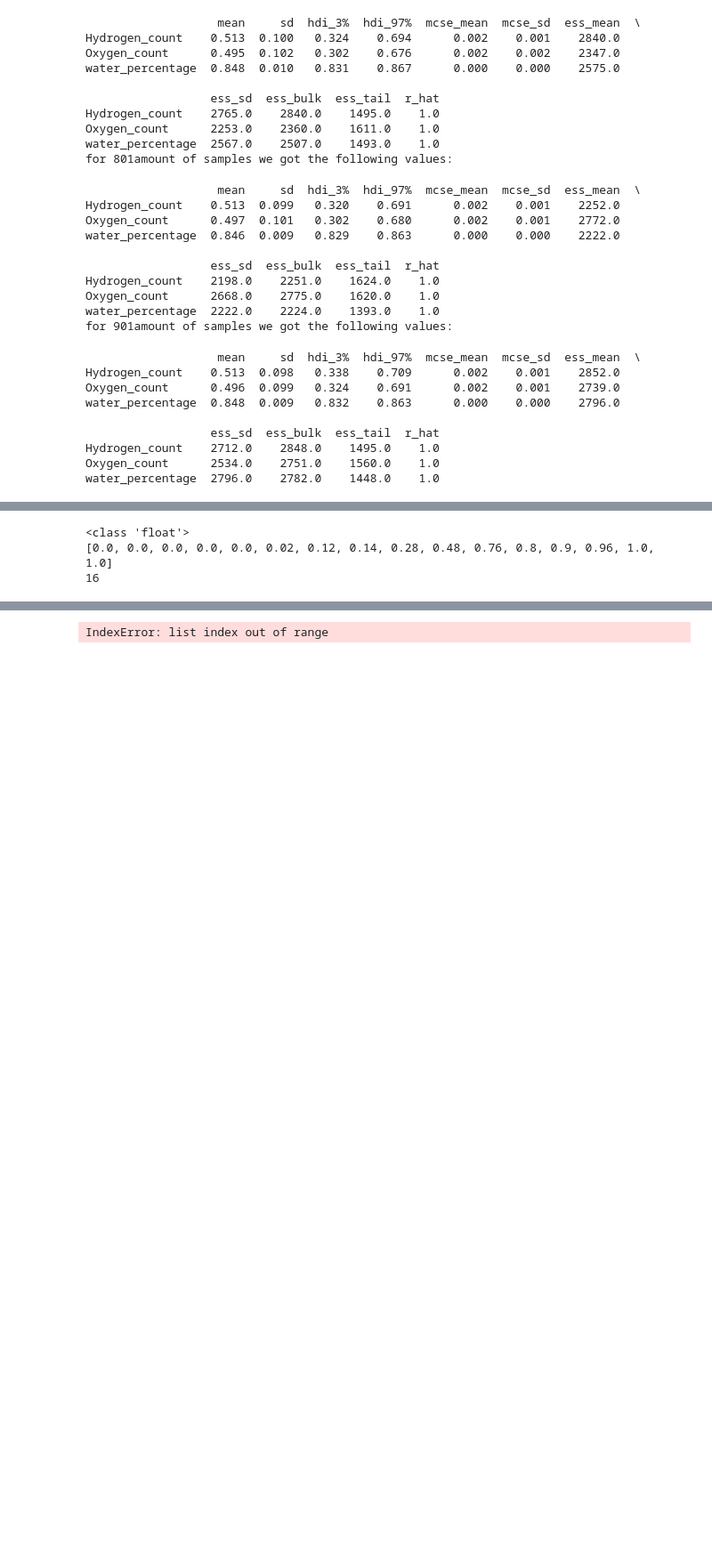
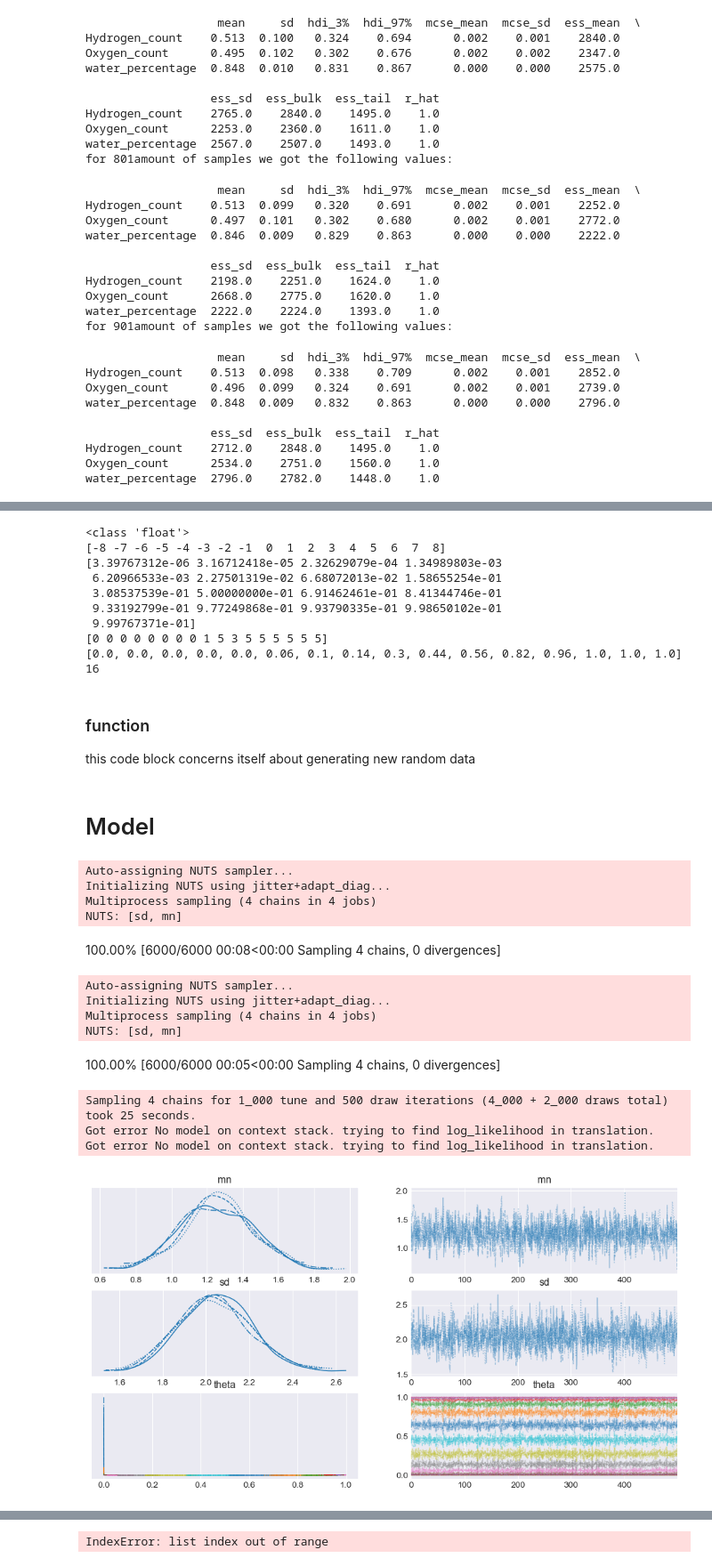
Before and after one commit to LordHerman123/Thesis, a Jupyter notebook: pyMC3_trial.ipynb, the cells around one changed output, grey strips where cells are left out. Shown at 89% size. Cells and saved outputs as stored; diff of their text form; code cells hidden in the pictures; blank space fills up the shorter version.

```diff
--- a/pyMC3_trial.ipynb
+++ b/pyMC3_trial.ipynb
@@ -462,12 +463,18 @@ def cumulative_normal(x, mean, sigma, s=np.sqrt(2)):
 
 mu,sigma = 1,2
 normal_dist = stats.norm(loc = mu, scale=sigma)
-
+n_samples = 5
 chance_per_degree = []
 samples_per_degree = []
 samples_per_degree_obs = []
 y_cord = []
 print(type(float(normal_dist.cdf(2))))
+stimuli = np.arange(-8,9)
+print(stimuli)
+p=normal_dist.cdf(stimuli)
+print(p)
+responses = np.random.binomial(n_samples,p=normal_dist.cdf(stimuli))
+print(responses)
 for i in range(-8,8):
     raw_data = np.sum(np.random.binomial([1]*50,p=normal_dist.cdf(i)))
     proportional_data = (raw_data/50) #50 = the amount of samples drawn
@@ -476,8 +483,67 @@ print(samples_per_degree)
 print(len(samples_per_degree))
 # %% [output]
 <class 'float'>
-[0.0, 0.0, 0.0, 0.0, 0.0, 0.02, 0.12, 0.14, 0.28, 0.48, 0.76, 0.8, 0.9, 0.96, 1.0, 1.0]
+[-8 -7 -6 -5 -4 -3 -2 -1  0  1  2  3  4  5  6  7  8]
+[3.39767312e-06 3.16712418e-05 2.32629079e-04 1.34989803e-03
+ 6.20966533e-03 2.27501319e-02 6.68072013e-02 1.58655254e-01
+ 3.08537539e-01 5.00000000e-01 6.91462461e-01 8.41344746e-01
+ 9.33192799e-01 9.77249868e-01 9.93790335e-01 9.98650102e-01
+ 9.99767371e-01]
+[0 0 0 0 0 0 0 0 1 5 3 5 5 5 5 5 5]
+[0.0, 0.0, 0.0, 0.0, 0.0, 0.06, 0.1, 0.14, 0.3, 0.44, 0.56, 0.82, 0.96, 1.0, 1.0, 1.0]
 16
+# %% [markdown]
+### function
+
+this code block concerns itself about generating new random data
+# %%
+def generate_random_data(amount):
+    responses = np.random.binomial(amount,p=normal_dist.cdf(stimuli))
+    n_samples = amount
+    return responses, n_samples
+# %% [markdown]
+# Model
+# %%
+Global_variable_counter = 0
+# %%
+model_cdf_hierarchical = pm.Model()
+
+x = np.linspace(-8,8)
+with model_cdf_hierarchical:
+    curve_mean = pm.Uniform('mn', lower=-8, upper =8)#pm.Normal("curve_mu",mu=0,sigma=5)
+    curve_std =pm.Gamma("sd",alpha=3,beta=1)#pm.HalfNormal("curve_sigma",sigma=1.5)
+    #curve = pm.Beta("curve", alpha=curve_mean, beta=curve_std)
+
+
+    theta = pm.Deterministic('theta', cumulative_normal(stimuli,curve_mean,curve_std))
+    Y_obs = pm.Binomial("Y_obs", n=n_samples, p=theta, observed=responses)
+    trace_hierarchical = pm.sample(500, cores=4)  # Sampling from the model
+az.plot_trace(trace_hierarchical)
+# %% [output]
+Auto-assigning NUTS sampler...
+Initializing NUTS using jitter+adapt_diag...
+Multiprocess sampling (4 chains in 4 jobs)
+NUTS: [sd, mn]
+100.00% [6000/6000 00:08<00:00 Sampling 4 chains, 0 divergences]
+# %%
+new_data, n_samples_new = generate_random_data(15)
+with model_cdf_hierarchical:
+    Y_obs = pm.Binomial("Y_obs"+str(Global_variable_counter), n=n_samples_new, p=theta, observed=new_data)
+
+    trace_hierarchical = pm.sample(500, cores=4)  # Sampling from the model
+
+az.plot_trace(trace_hierarchical)
+Global_variable_counter =+ 1
+# %% [output]
+Auto-assigning NUTS sampler...
+Initializing NUTS using jitter+adapt_diag...
+Multiprocess sampling (4 chains in 4 jobs)
+NUTS: [sd, mn]
+100.00% [6000/6000 00:05<00:00 Sampling 4 chains, 0 divergences]
+Sampling 4 chains for 1_000 tune and 500 draw iterations (4_000 + 2_000 draws total) took 25 seconds.
+Got error No model on context stack. trying to find log_likelihood in translation.
+Got error No model on context stack. trying to find log_likelihood in translation.
+[figure, added]
 # %%
 model_cdf_beta = pm.Model()
 
```
Also changed, not shown: parts of 7 cells of this notebook.
